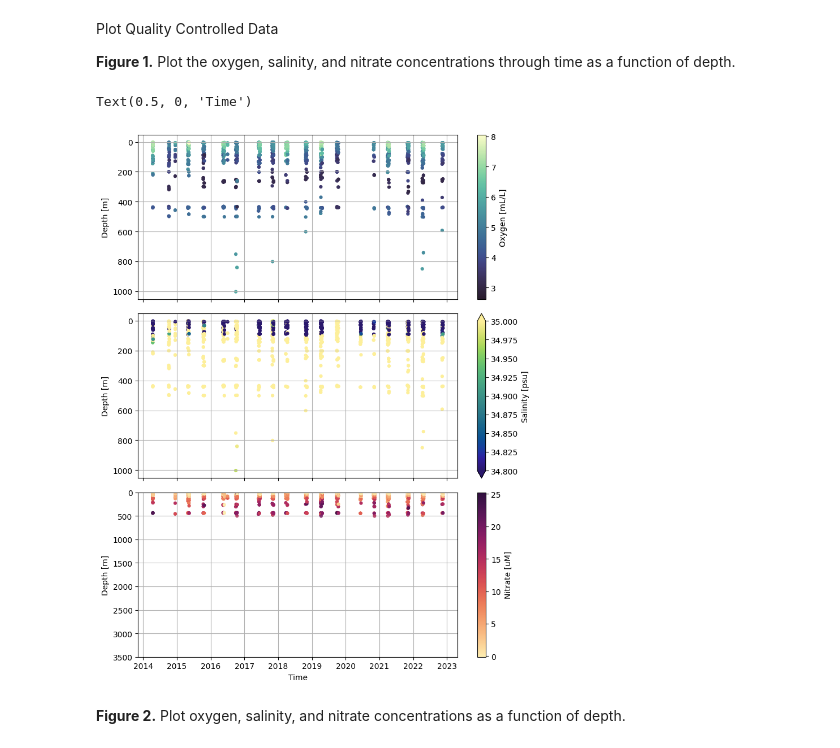
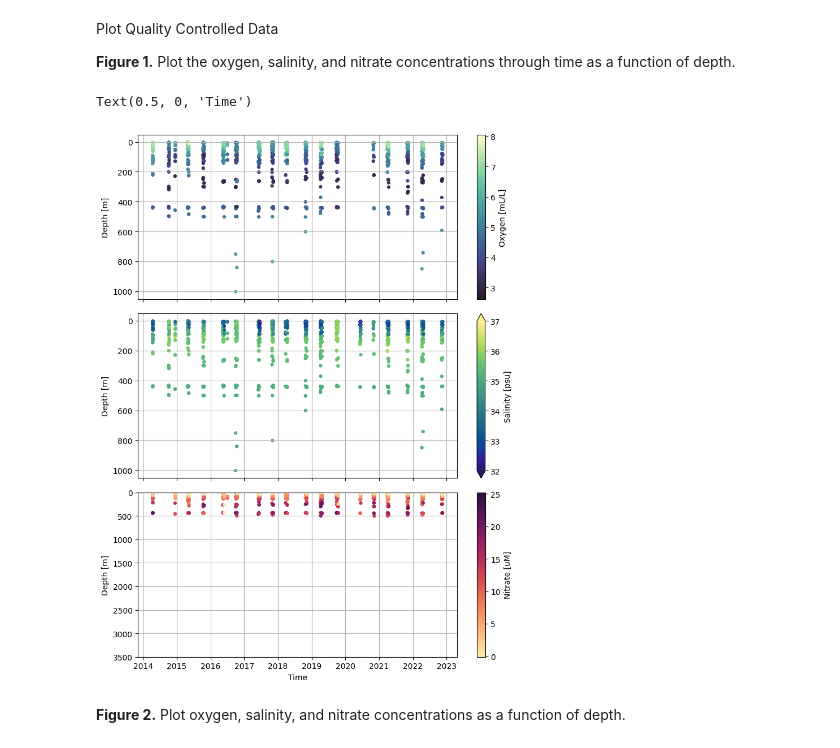
Before and after one commit to WHOIGit/ooi-on-bco-dmo, a Jupyter notebook: notebooks/0-OOI-Pioneer-NES-discrete-sample-article-figures.ipynb, the cells around one changed output. Saved outputs shown, nothing was run; the diff lists cells and outputs as text; code cells hidden in the pictures.

```diff
--- a/notebooks/0-OOI-Pioneer-NES-discrete-sample-article-figures.ipynb
+++ b/notebooks/0-OOI-Pioneer-NES-discrete-sample-article-figures.ipynb
@@ -147,35 +151,35 @@ axs[0].invert_yaxis()
 plt.scatter(x=time[flag_oxy], y=df_qc["CTD_Depth"][flag_oxy], s=20,
             c=df_qc["Discrete_Oxygen"][flag_oxy], cmap=cmap_oxy,
             edgecolors="none")
 plt.grid()
 plt.colorbar(label="Oxygen [mL/L]")
 axs[0].set_ylabel("Depth [m]")
 
 # Discrete Salinity
 plt.subplot(3,1,2)
 axs[1].invert_yaxis()
 plt.scatter(x=time[flag_sal], y=df_qc["CTD_Depth"][flag_sal], s=20,
             c=df_qc["Discrete_Salinity"][flag_sal], cmap=cmap_salt,
-            edgecolors="none", vmin=34.8, vmax=35)
+            edgecolors="none", vmin=32, vmax=37)
 plt.grid()
 plt.colorbar(label="Salinity [psu]", extend='both')
 axs[1].set_ylabel("Depth [m]")
 
 # Discrete Nitrate
 plt.subplot(3,1,3)
 axs[2].set_ylim([0, 3500])
 axs[2].invert_yaxis()
 plt.scatter(x=time[flag_ntr], y=df_qc["CTD_Depth"][flag_ntr], s=20,
             c=df_qc["Discrete_Nitrate"][flag_ntr], cmap=cmap_nitr,
             edgecolors="none")
 plt.grid()
 plt.colorbar(label="Nitrate [uM]")
 axs[2].set_ylabel("Depth [m]")
 
 axs[2].set_xlabel("Time")
 # %% [output]
 Text(0.5, 0, 'Time')
-[figure, old version]
+[figure, new version]
 # %% [markdown]
 **Figure 2.** Plot oxygen, salinity, and nitrate concentrations as a function of depth.
 # %%
```
Also changed, not shown: parts of 9 cells of this notebook.
